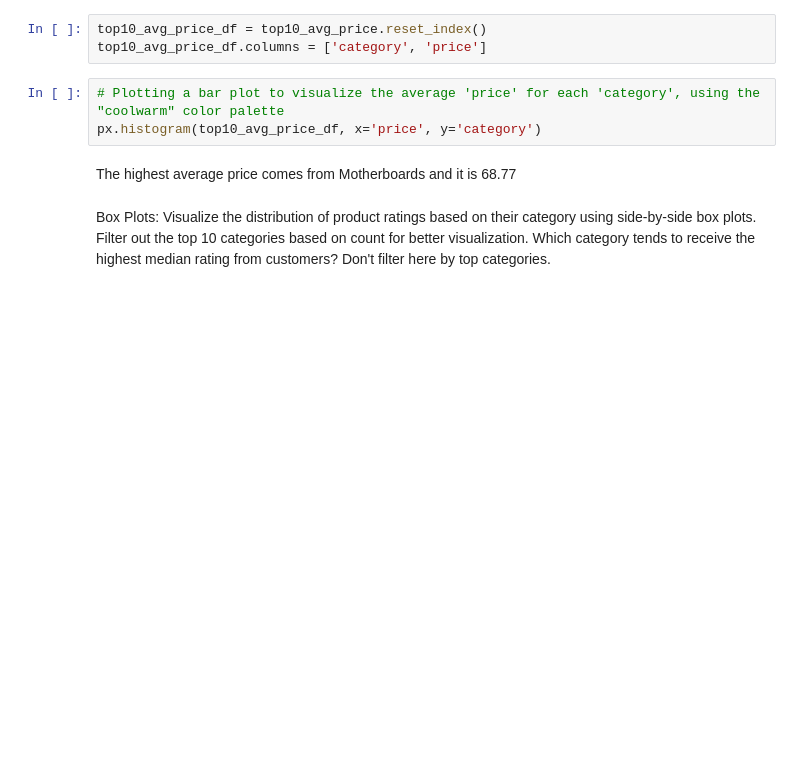
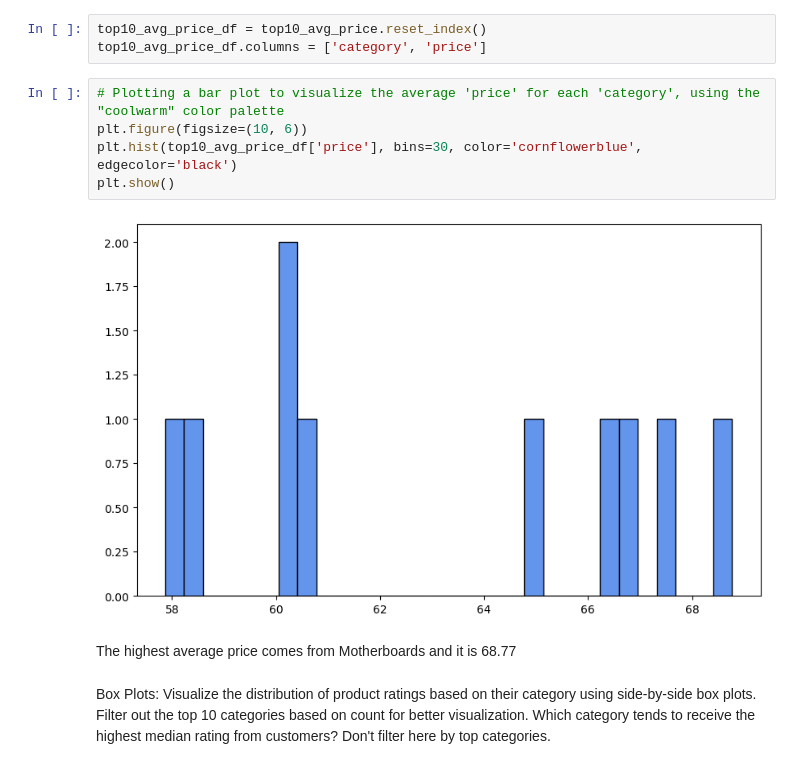
Before and after one commit to IvanAzapovic/lab-eda-bivariate, a Jupyter notebook: lab-eda-bivariate.ipynb, the cells around one changed output. Cells and saved outputs as stored; diff of their text form; blank space fills up the shorter version.

```diff
--- a/lab-eda-bivariate.ipynb
+++ b/lab-eda-bivariate.ipynb
@@ -154,7 +283,11 @@ top10_avg_price_df = top10_avg_price.reset_index()
 top10_avg_price_df.columns = ['category', 'price']
 # %%
 # Plotting a bar plot to visualize the average 'price' for each 'category', using the "coolwarm" color palette
-px.histogram(top10_avg_price_df, x='price', y='category')
+plt.figure(figsize=(10, 6))
+plt.hist(top10_avg_price_df['price'], bins=30, color='cornflowerblue', edgecolor='black')
+plt.show()
+# %% [output]
+[figure, added]
 # %% [markdown]
 The highest average price comes from Motherboards and it is 68.77
 # %% [markdown]
```
Also changed, not shown: parts of 26 cells of this notebook.
